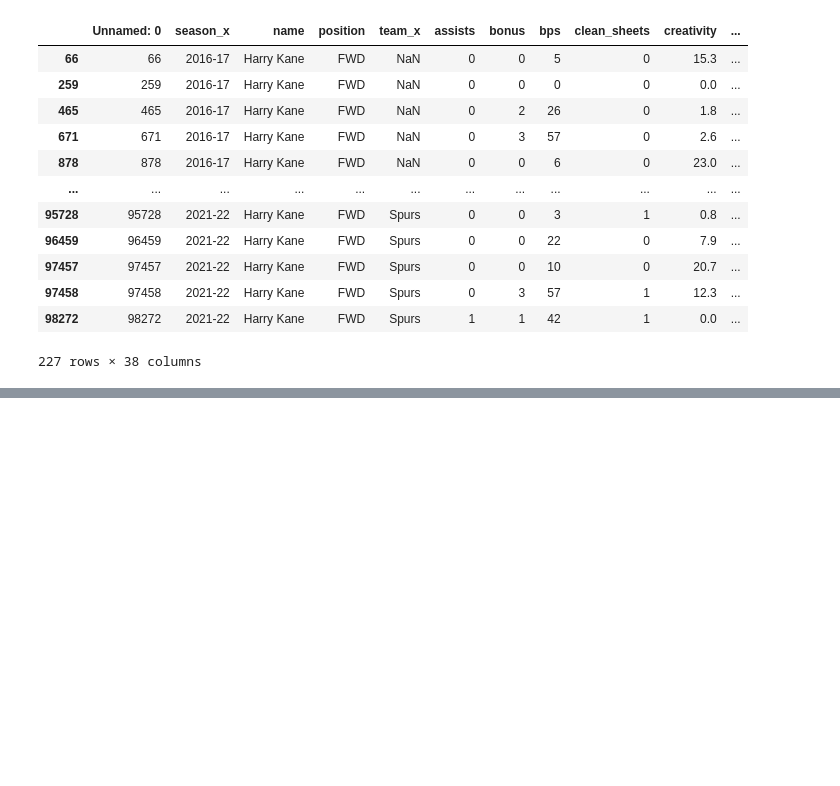
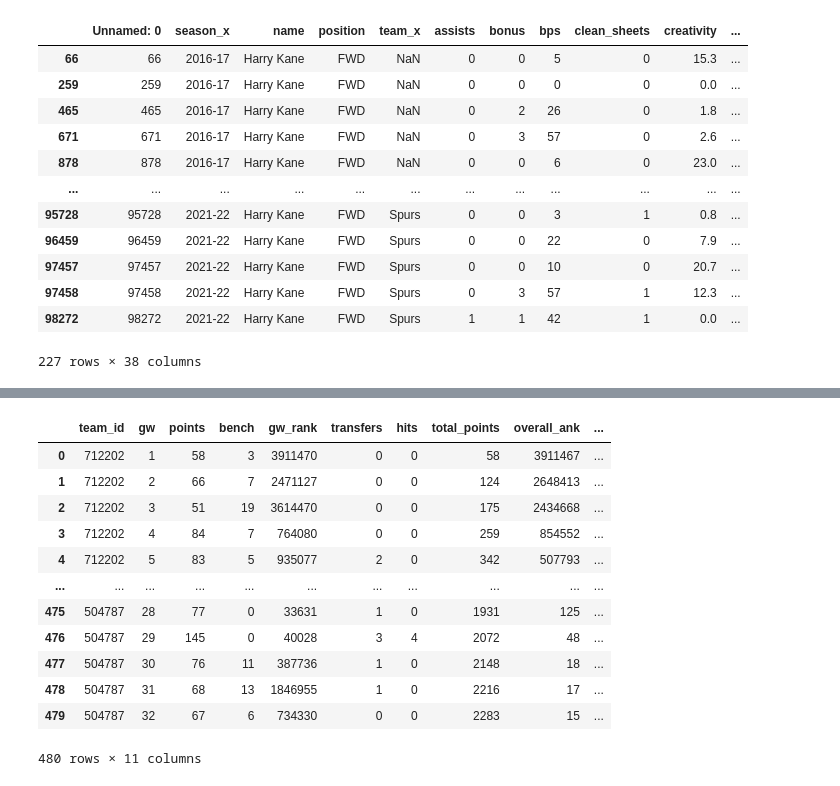
Before and after one commit to Dofften/FPL-Oort, a Jupyter notebook: trial.ipynb, the cells around one changed output, grey strips where cells are left out. Saved outputs shown, nothing was run; the diff lists cells and outputs as text; code cells hidden in the pictures; blank space fills up the shorter version.

```diff
--- a/trial.ipynb
+++ b/trial.ipynb
@@ -156,0 +168,18 @@ df3
+# %%
+df4 =  pd.read_csv("top_managers_gwInfo.csv")
+# %%
+df4
+# %% [output]
+|  | team_id | gw | points | bench | gw_rank | transfers | hits | total_points | overall_ank | ... |
+| 0 | 712202 | 1 | 58 | 3 | 3911470 | 0 | 0 | 58 | 3911467 | ... |
+| 1 | 712202 | 2 | 66 | 7 | 2471127 | 0 | 0 | 124 | 2648413 | ... |
+| 2 | 712202 | 3 | 51 | 19 | 3614470 | 0 | 0 | 175 | 2434668 | ... |
+| 3 | 712202 | 4 | 84 | 7 | 764080 | 0 | 0 | 259 | 854552 | ... |
+| 4 | 712202 | 5 | 83 | 5 | 935077 | 2 | 0 | 342 | 507793 | ... |
+| ... | ... | ... | ... | ... | ... | ... | ... | ... | ... | ... |
+| 475 | 504787 | 28 | 77 | 0 | 33631 | 1 | 0 | 1931 | 125 | ... |
+| 476 | 504787 | 29 | 145 | 0 | 40028 | 3 | 4 | 2072 | 48 | ... |
+| 477 | 504787 | 30 | 76 | 11 | 387736 | 1 | 0 | 2148 | 18 | ... |
+| 478 | 504787 | 31 | 68 | 13 | 1846955 | 1 | 0 | 2216 | 17 | ... |
+| 479 | 504787 | 32 | 67 | 6 | 734330 | 0 | 0 | 2283 | 15 | ... |
+480 rows × 11 columns
```
Also changed, not shown: parts of 4 cells of this notebook.
